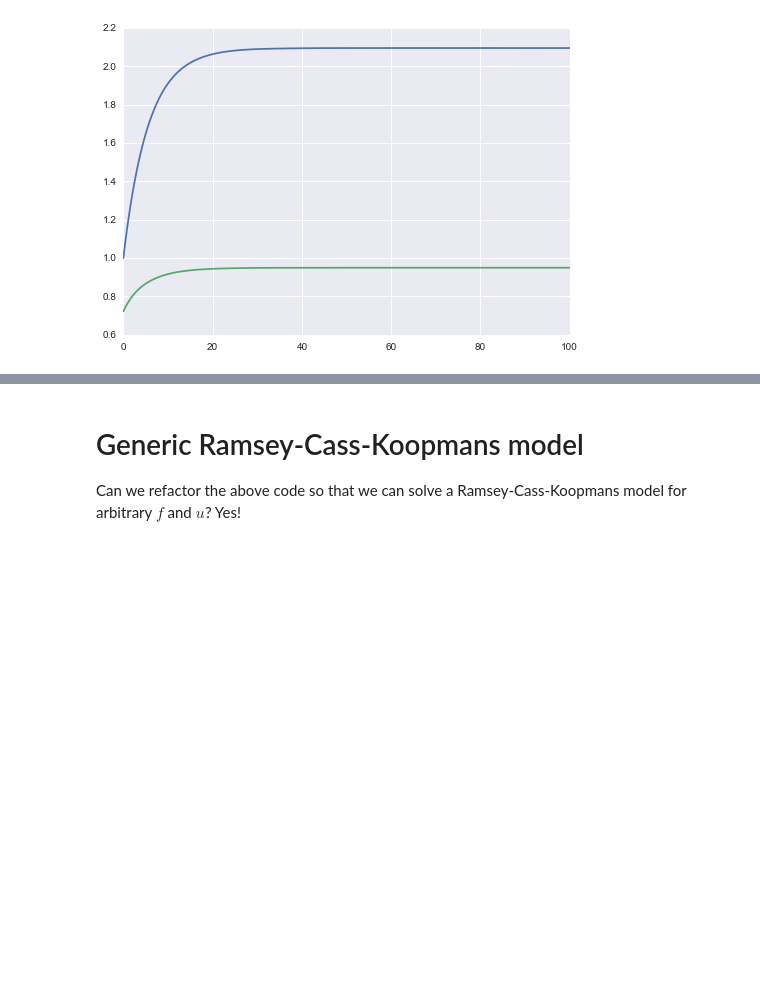
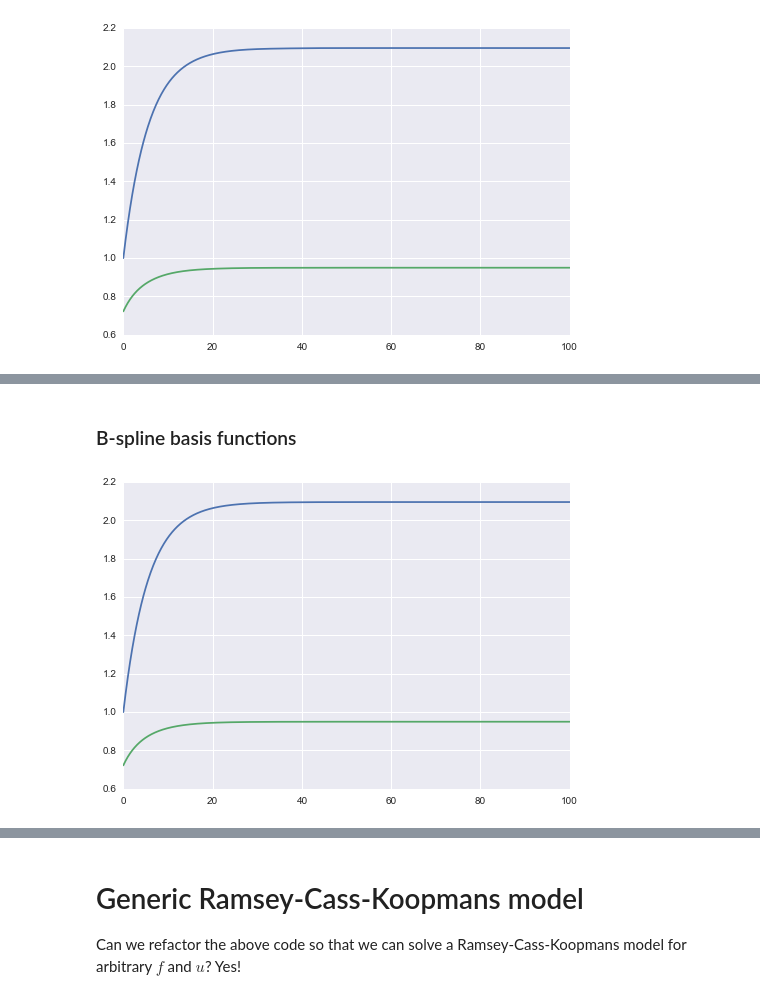
Before and after one commit to davidrpugh/pyCollocation, a Jupyter notebook: examples/ramsey-cass-koopmans-model.ipynb, the cells around one changed output, grey strips where cells are left out. Drawn from its saved outputs; the diff is of its cells as text; code cells hidden in the pictures; blank space fills up the shorter version.

Commit message:
Now have working B-Spline collocation and tests.

```diff
--- a/examples/ramsey-cass-koopmans-model.ipynb
+++ b/examples/ramsey-cass-koopmans-model.ipynb
@@ -111,0 +133,2 @@ plt.show()
+# %% [markdown]
+<h3> B-spline basis functions </h3>
@@ -112,3 +151,11 @@ plt.show()
+# %%
+ts, _, _ = initial_mesh(*boundary_points, num=1000, problem=standard_ramsey_bvp)
+k_soln, c_soln = solution.evaluate_solution(ts)
+plt.plot(ts, k_soln)
+plt.plot(ts, c_soln)
+plt.show()
+# %% [output]
+[figure, added]
 # %%
 k_resids, c_resids = solution.evaluate_residual(ts)
 plt.plot(ts, k_resids)
```
Also changed, not shown: parts of 8 cells of this notebook, 8 other files.
